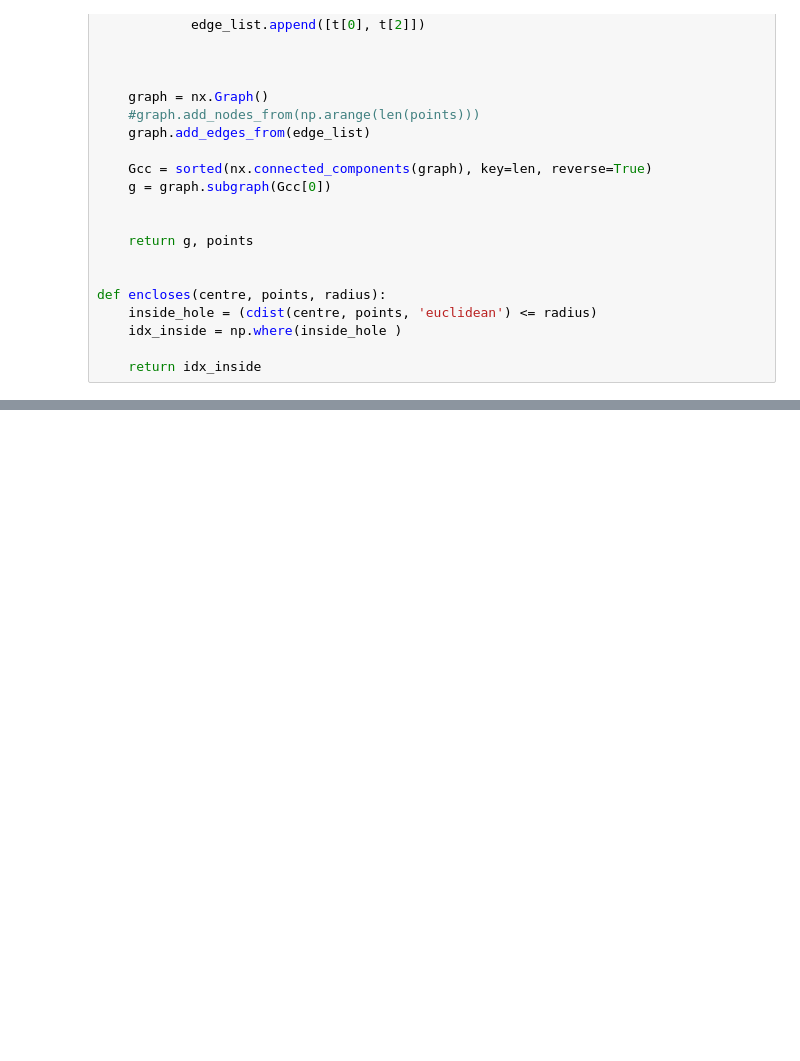
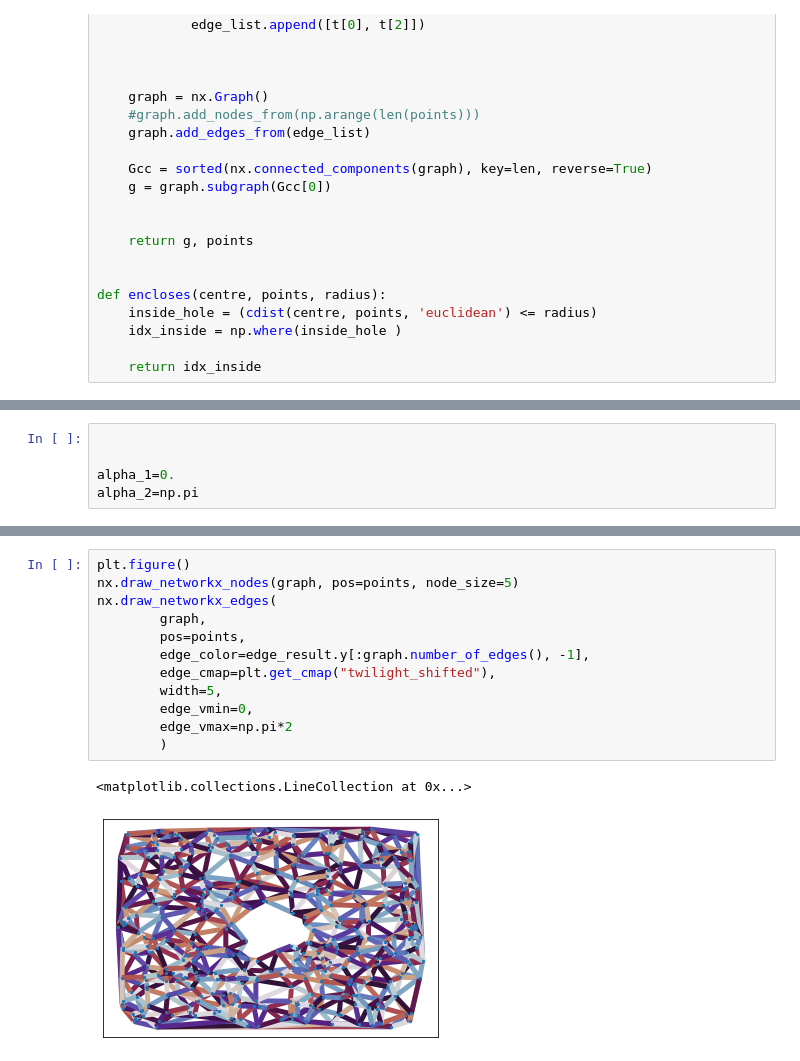
Before and after one commit to arnaudon/simplicial-kuramoto, a Jupyter notebook: notebooks/kuramoto_sc_frustrated.ipynb, the cells around one changed output, grey strips where cells are left out. Cells and saved outputs as stored; diff of their text form; blank space fills up the shorter version.

```diff
--- a/notebooks/kuramoto_sc_frustrated.ipynb
+++ b/notebooks/kuramoto_sc_frustrated.ipynb
@@ -103,0 +86,5 @@ KeyboardInterrupt:
+# %%
+
+
+alpha_1=0.
+alpha_2=np.pi
@@ -103,0 +98,15 @@ KeyboardInterrupt:
+# %%
+plt.figure()
+nx.draw_networkx_nodes(graph, pos=points, node_size=5)
+nx.draw_networkx_edges(
+        graph,
+        pos=points,
+        edge_color=edge_result.y[:graph.number_of_edges(), -1],
+        edge_cmap=plt.get_cmap("twilight_shifted"),
+        width=5,
+        edge_vmin=0,
+        edge_vmax=np.pi*2
+        )
+# %% [output]
+<matplotlib.collections.LineCollection at 0x...>
+[figure, added]
```
Also changed, not shown: parts of 3 cells of this notebook.
